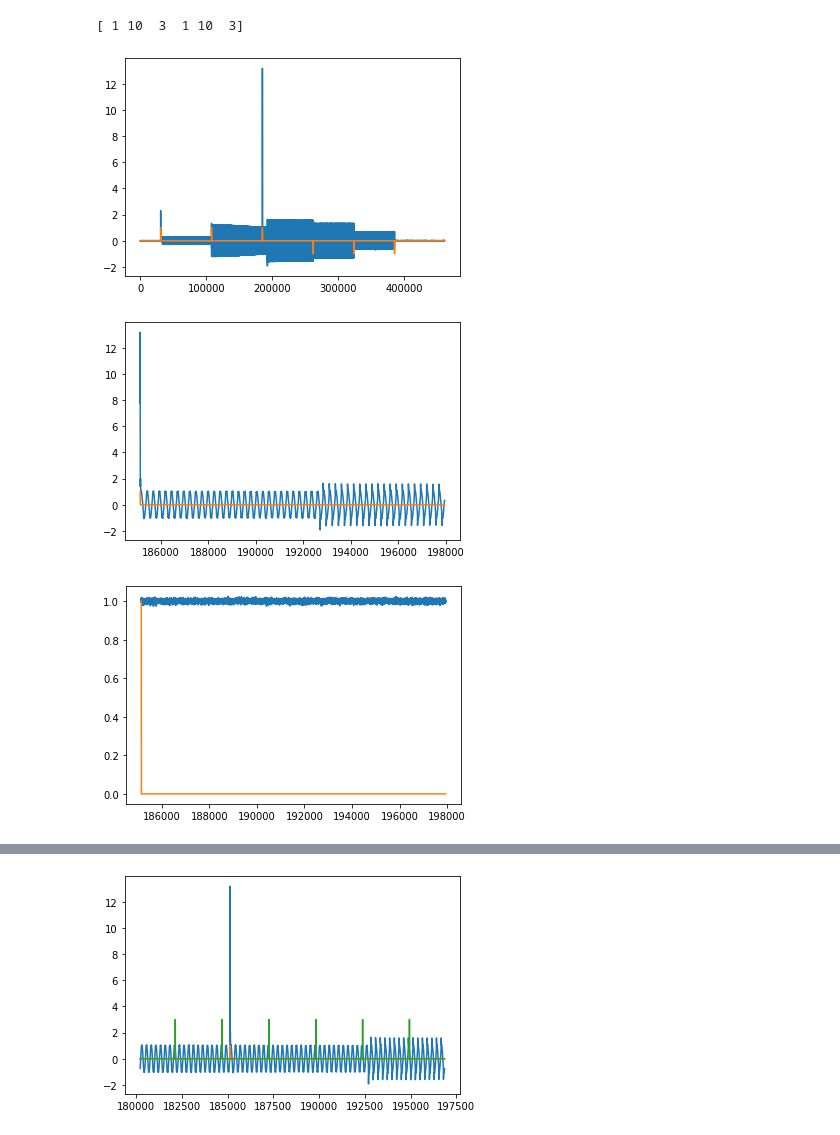
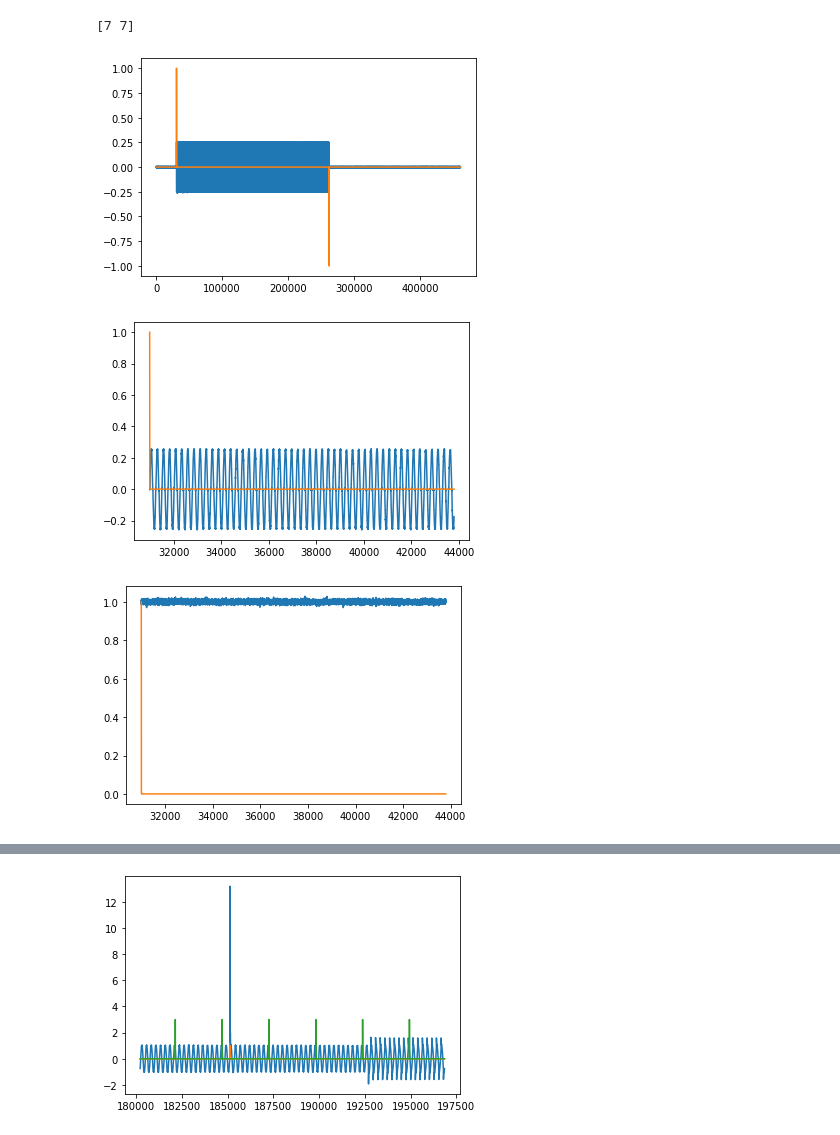
Before and after one commit to LucasNolasco/DeepDFML-NILM, a Jupyter notebook: plots_notebook.ipynb, the cells around one changed output, grey strips where cells are left out. Saved outputs shown, nothing was run; the diff lists cells and outputs as text; code cells hidden in the pictures.

```diff
--- a/plots_notebook.ipynb
+++ b/plots_notebook.ipynb
@@ -1,29 +1,29 @@
 # %%
 import numpy as np
 import h5py
 #from model_train_fullData import plot, plotSignal
 from Plot import Plot
 
 arquivo = h5py.File("Synthetic_Full_iHall.hdf5", "r")
 
-signal = arquivo["3"]["i"][2]
-events = arquivo["3"]["events"][2]
-label = arquivo["3"]["labels"][2]
+signal = arquivo["2"]["i"][17]
+events = arquivo["2"]["events"][17]
+label = arquivo["2"]["labels"][17]
 
 print(label)
 
 Plot.plot(signal, events, 0, signal.shape[0])
 # %% [output]
-[ 1 10  3  1 10  3]
+[7 7]
-[figure, old version]
+[figure, new version]
 # %%
 events_list = np.argwhere(events == 1)
-Plot.plot(signal, events, events_list[2][0], events_list[2][0] + 12800)
+Plot.plot(signal, events, events_list[0][0], events_list[0][0] + 12800)
 
 from SignalProcessing import SignalProcessing
 
 noise_signal = SignalProcessing.awgn(np.ones(signal.shape), 40)
-Plot.plot(noise_signal, events, events_list[2][0], events_list[2][0] + 12800)
+Plot.plot(noise_signal, events, events_list[0][0], events_list[0][0] + 12800)
 # %% [output]
-[figure, old version]
+[figure, new version]
-[figure, old version]
+[figure, new version]
```
Also changed, not shown: parts of 5 cells of this notebook, 11 other files.
